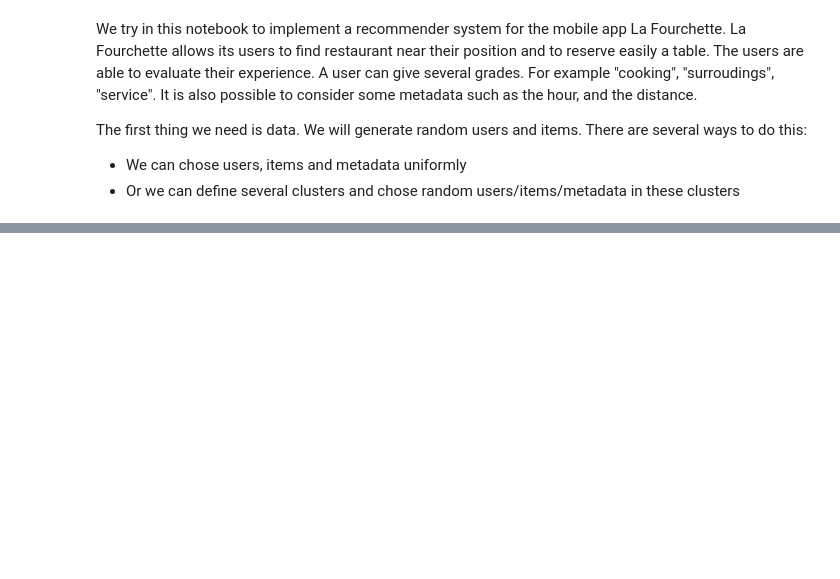
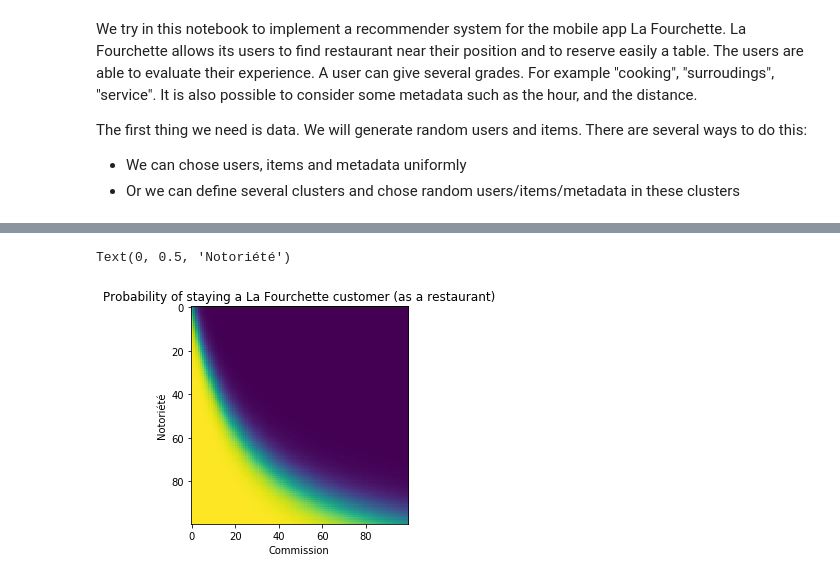
Before and after one commit to Scotchy/LaFourchette, a Jupyter notebook: RecommenderSystem.ipynb, the cells around one changed output, grey strips where cells are left out. Drawn from its saved outputs; the diff is of its cells as text; code cells hidden in the pictures; blank space fills up the shorter version.

Commit message:
notoriety and exigency of restaurants added utils.py added user proabability of using La Fourchette added

```diff
--- a/RecommenderSystem.ipynb
+++ b/RecommenderSystem.ipynb
@@ -38,0 +55,31 @@ len(a["elements"])
+# %%
+exigency = 10
+max_entering_prob = 0.6
+
+C = 1 / exigency
+a = (-3 + np.sqrt(9+120*C))/20
+b = 1 - C / a
+
+staying_prob = lambda x, y, C : max(min(-y + C / (x + a) + b + 0.9, 1), 0)
+
+sigmoid = lambda x : 1 / (1 + np.exp(-x))
+
+def staying_prob(x, y, C):
+    v = -y + C / (x + a) + b
+    return sigmoid(20*v)
+
+def entering_prob(x, y, C):
+    C = C / 2
+    v = -y + C / (x + a) + b
+    return sigmoid(5*v)
+
+entering_prob = lambda x, y, C : min(staying_prob(x, y, C / 1.5), max_entering_prob)
+# %%
+mat = [[max(staying_prob(x, y, C), 0) for x in np.linspace(0, 0.3, 100)] for y in np.linspace(1, 0, 100)]
+mplt.imshow(mat)
+mplt.title("Probability of staying a La Fourchette customer (as a restaurant)")
+mplt.xlabel("Commission")
+mplt.ylabel("Notoriété")
+# %% [output]
+Text(0, 0.5, 'Notoriété')
+[figure, added]
```
Also changed, not shown: parts of 8 cells of this notebook, 3 other files.
